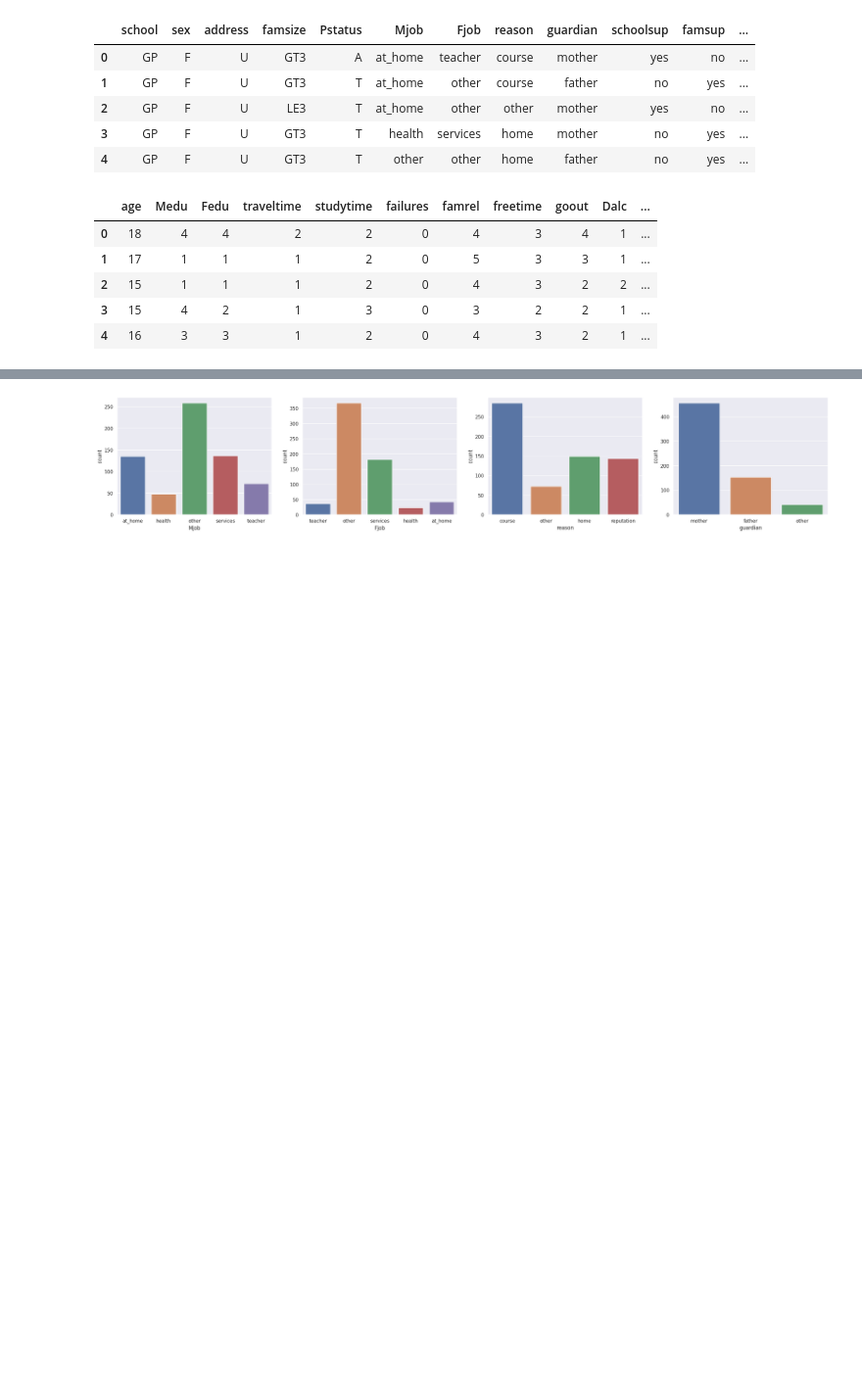
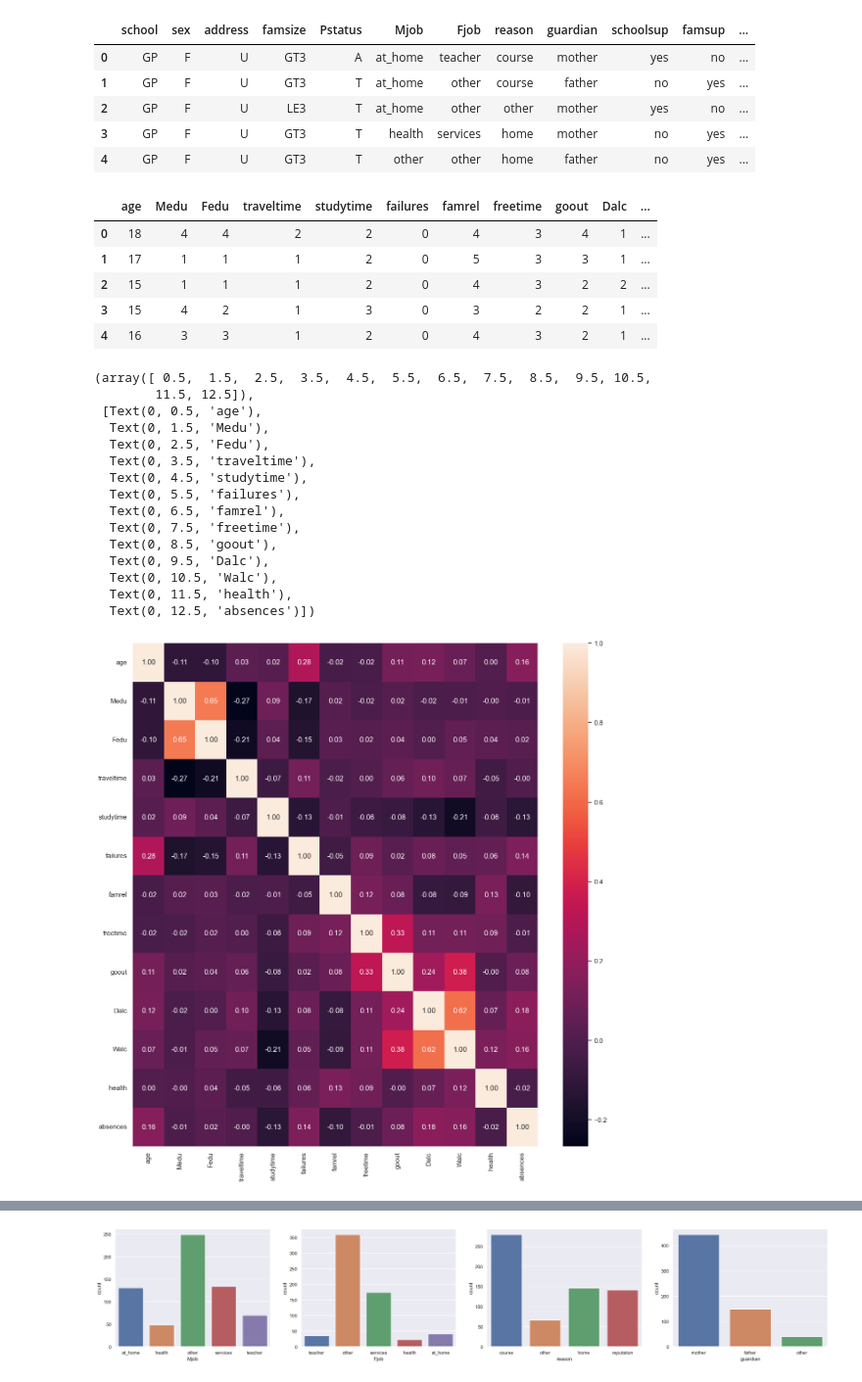
Before and after one commit to TosinFrancis/Gomycode_Project, a Jupyter notebook: EDA_Modelling_Metrics.ipynb, the cells around one changed output, grey strips where cells are left out. Shown at 98% size. Saved outputs shown, nothing was run; the diff lists cells and outputs as text; code cells hidden in the pictures; blank space fills up the shorter version.

```diff
--- a/EDA_Modelling_Metrics.ipynb
+++ b/EDA_Modelling_Metrics.ipynb
@@ -170,6 +126,28 @@ num.head()
 | 2 | 15 | 1 | 1 | 1 | 2 | 0 | 4 | 3 | 2 | 2 | ... |
 | 3 | 15 | 4 | 2 | 1 | 3 | 0 | 3 | 2 | 2 | 1 | ... |
 | 4 | 16 | 3 | 3 | 1 | 2 | 0 | 4 | 3 | 2 | 1 | ... |
+# %%
+plt.figure(figsize=(15,15))
+sns.heatmap(num.corr(),annot = True,fmt = ".2f",cbar = True)
+plt.xticks(rotation=90)
+plt.yticks(rotation = 0)
+# %% [output]
+(array([ 0.5,  1.5,  2.5,  3.5,  4.5,  5.5,  6.5,  7.5,  8.5,  9.5, 10.5,
+        11.5, 12.5]),
+ [Text(0, 0.5, 'age'),
+  Text(0, 1.5, 'Medu'),
+  Text(0, 2.5, 'Fedu'),
+  Text(0, 3.5, 'traveltime'),
+  Text(0, 4.5, 'studytime'),
+  Text(0, 5.5, 'failures'),
+  Text(0, 6.5, 'famrel'),
+  Text(0, 7.5, 'freetime'),
+  Text(0, 8.5, 'goout'),
+  Text(0, 9.5, 'Dalc'),
+  Text(0, 10.5, 'Walc'),
+  Text(0, 11.5, 'health'),
+  Text(0, 12.5, 'absences')])
+[figure, added]
 # %%
 
 # Check For Linearity (regplot)
```
Also changed, not shown: parts of 62 cells of this notebook, 2 other files.
